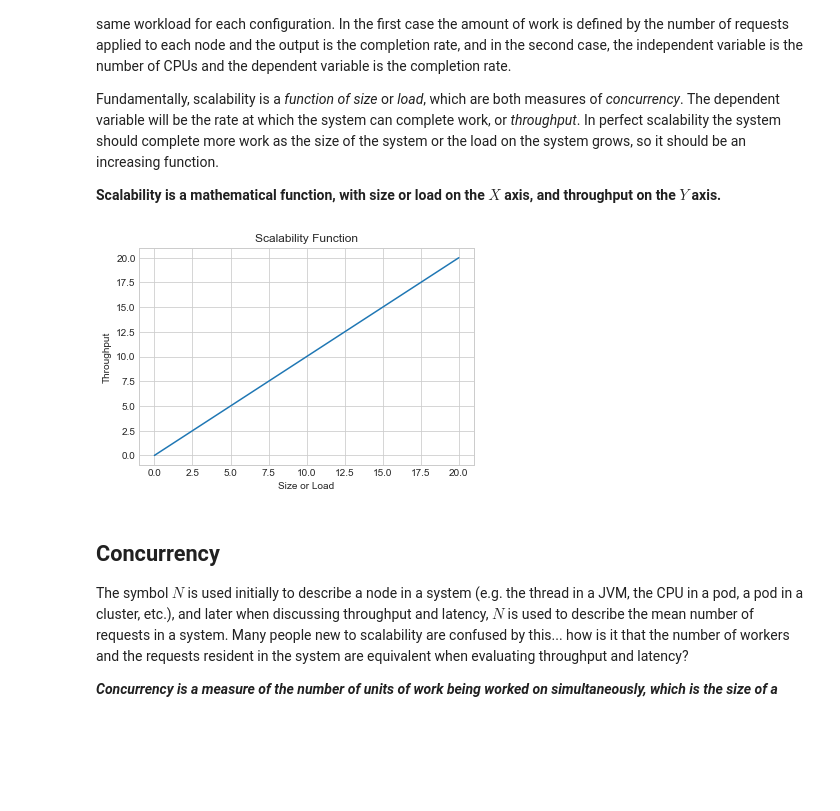
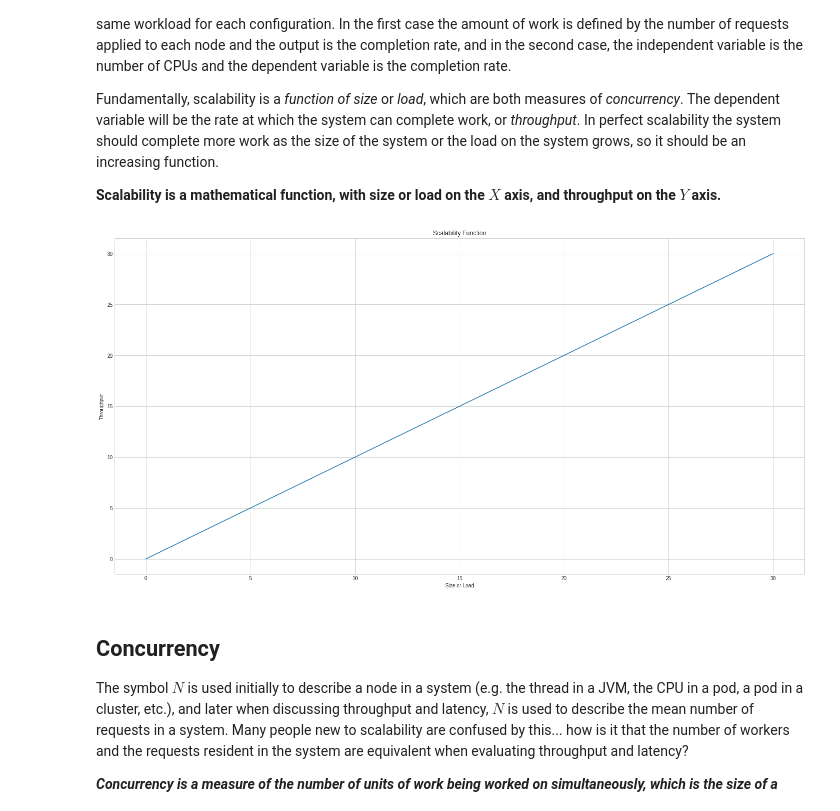
Before and after one commit to Nuvalence/scale-ops, a Jupyter notebook: scalibility-laws.ipynb, the cells around one changed output. Saved outputs shown, nothing was run; the diff lists cells and outputs as text; code cells hidden in the pictures; blank space fills up the shorter version.

```diff
--- a/scalibility-laws.ipynb
+++ b/scalibility-laws.ipynb
@@ -80,11 +80,11 @@ Fundamentally, scalability is a _function of size_ or _load_, which are both mea
 
 **Scalability is a mathematical function, with size or load on the $X$ axis, and throughput on the $Y$ axis.**
 # %%
-fig1, ax1 = plt.subplots()
+fig1, ax1 = plt.subplots(figsize=(24,12))
 ax1.set(xlabel='Size or Load', ylabel='Throughput', title='Scalability Function')
-_ = ax1.plot(np.linspace(0, 20), np.linspace(0, 20))  # hides the text output of plot
+_ = ax1.plot(np.linspace(0, 30), np.linspace(0, 30))  # hides the text output of plot
 # %% [output]
-[figure, old version]
+[figure, new version]
 # %% [markdown]
 ## Concurrency
 
```
Also changed, not shown: parts of 8 cells of this notebook.
